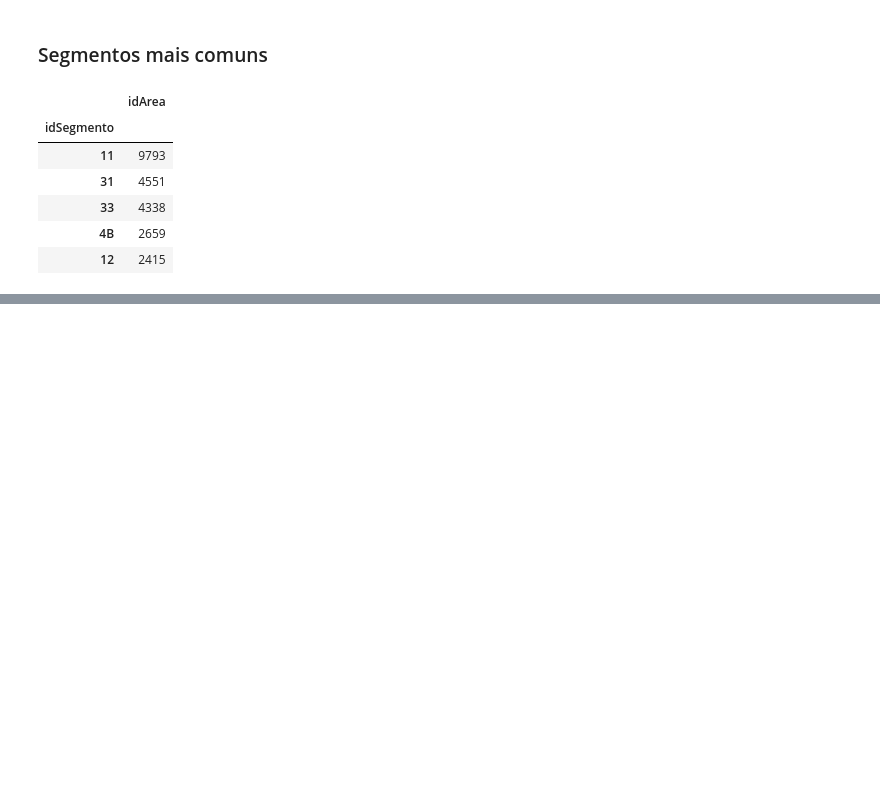
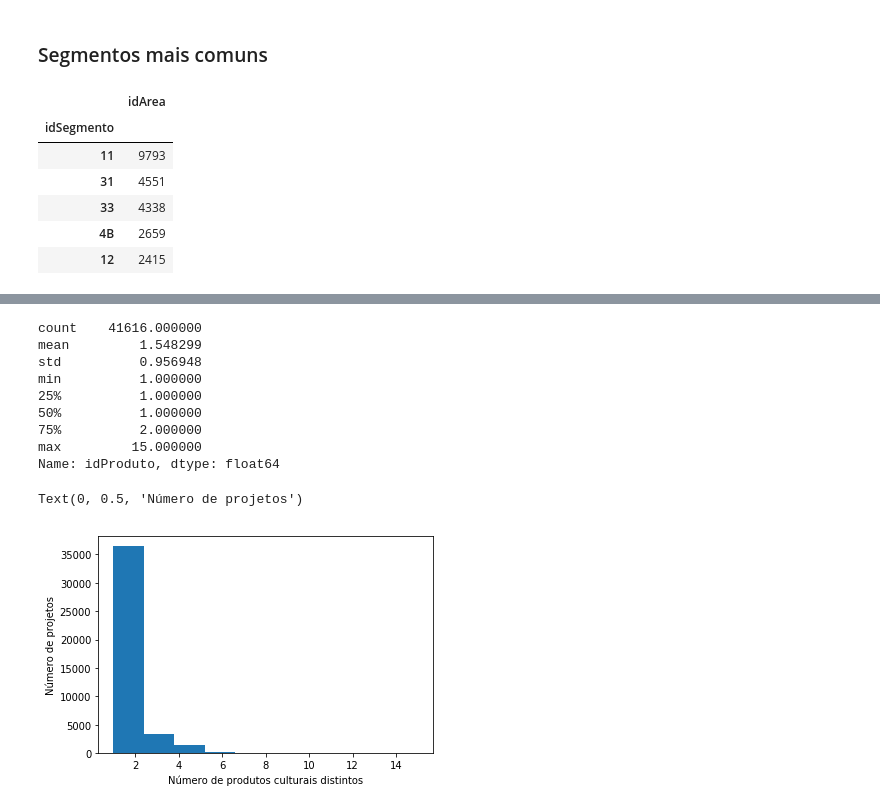
Before and after one commit to lappis-unb/salic-ml, a Jupyter notebook: notebooks/doing/projects_similarity_feature_engineering.ipynb, the cells around one changed output, grey strips where cells are left out. Cells and saved outputs as stored; diff of their text form; code cells hidden in the pictures; blank space fills up the shorter version.

```diff
--- a/notebooks/doing/projects_similarity_feature_engineering.ipynb
+++ b/notebooks/doing/projects_similarity_feature_engineering.ipynb
@@ -349,0 +163,18 @@ Por fim, discussão do que foi implementado e apresentação das melhores altern
+# %%
+nunique_products = df[['PRONAC', 'idProduto']].groupby('PRONAC').nunique()
+display(nunique_products['idProduto'].describe())
+plt.hist(nunique_products.idProduto.values)
+plt.xlabel('Número de produtos culturais distintos')
+plt.ylabel('Número de projetos')
+# %% [output]
+count    41616.000000
+mean         1.548299
+std          0.956948
+min          1.000000
+25%          1.000000
+50%          1.000000
+75%          2.000000
+max         15.000000
+Name: idProduto, dtype: float64
+Text(0, 0.5, 'Número de projetos')
+[figure, added]
```
Also changed, not shown: parts of 41 cells of this notebook, 1 other file.
